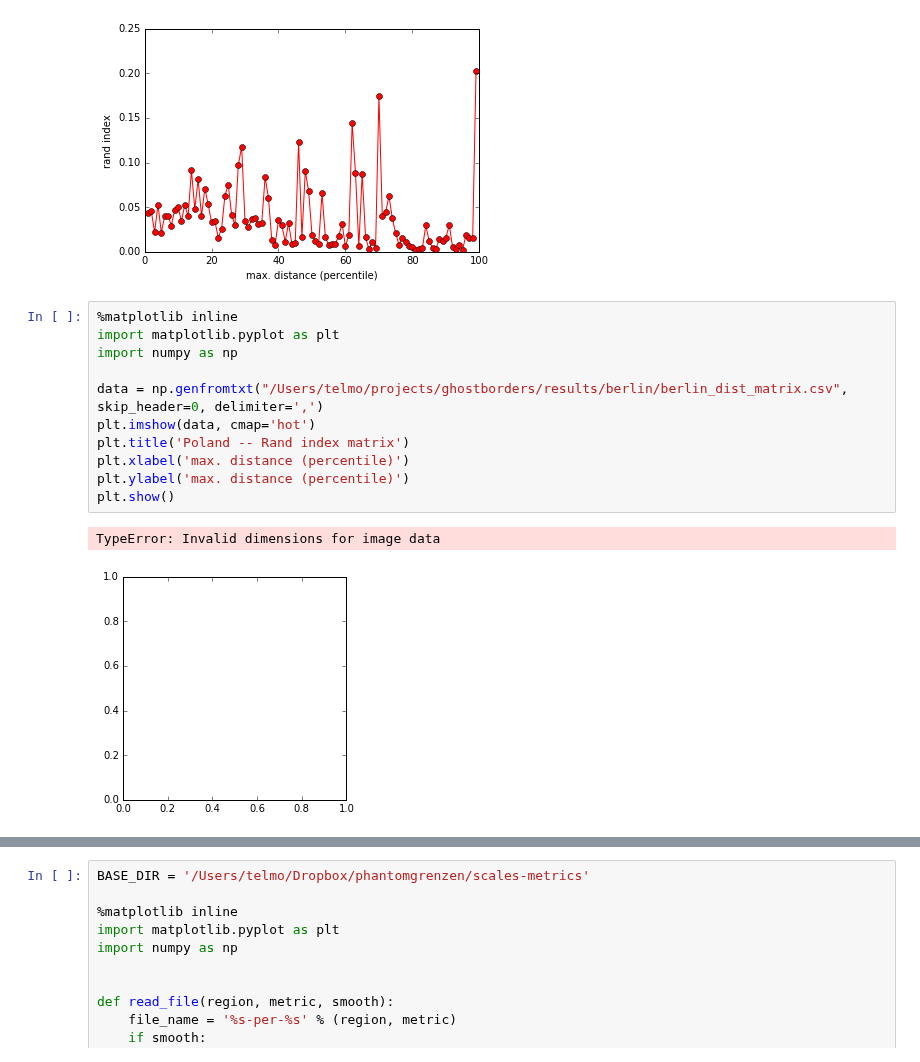
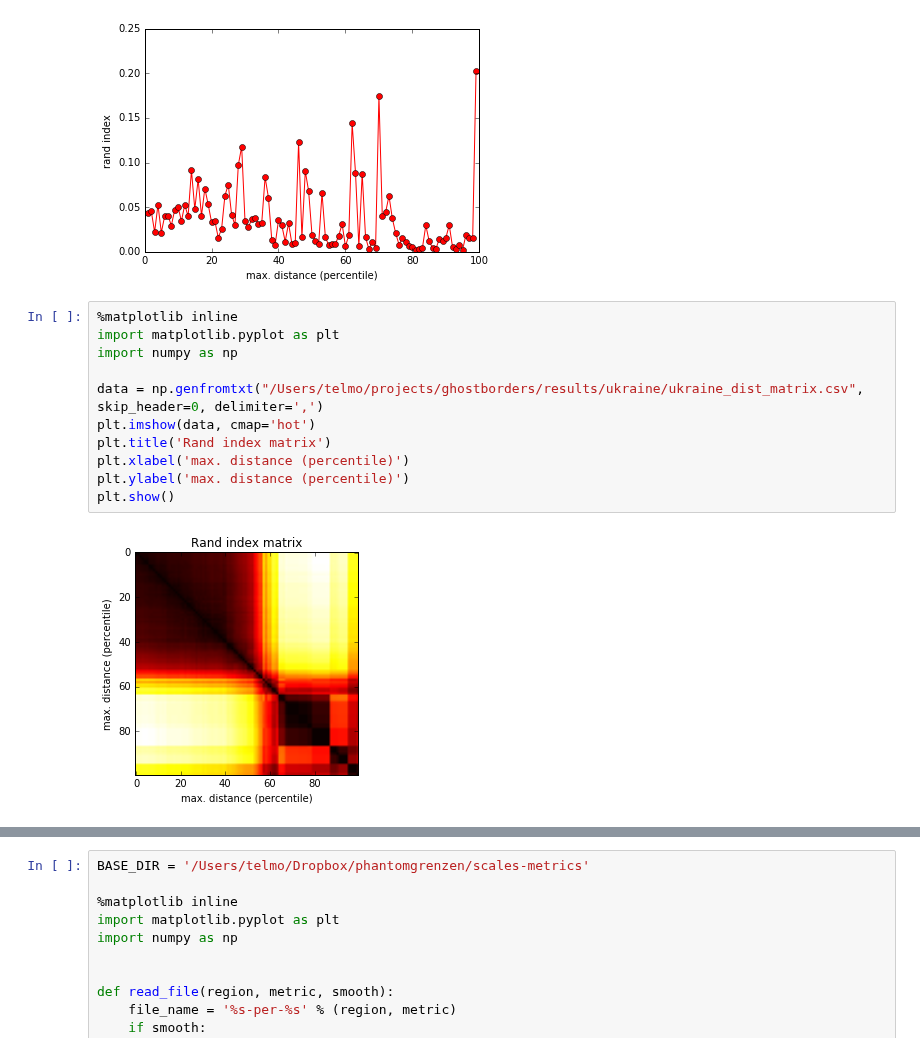
Before and after one commit to telmomenezes/ghostborders, a Jupyter notebook: ipython/scales_metrics.ipynb, the cells around one changed output, grey strips where cells are left out. Drawn from its saved outputs; the diff is of its cells as text.

```diff
--- a/ipython/scales_metrics.ipynb
+++ b/ipython/scales_metrics.ipynb
@@ -14,14 +14,13 @@ plt.show()
 # %%
 %matplotlib inline
 import matplotlib.pyplot as plt
 import numpy as np
 
-data = np.genfromtxt("/Users/telmo/projects/ghostborders/results/berlin/berlin_dist_matrix.csv", skip_header=0, delimiter=',')
+data = np.genfromtxt("/Users/telmo/projects/ghostborders/results/ukraine/ukraine_dist_matrix.csv", skip_header=0, delimiter=',')
 plt.imshow(data, cmap='hot')
-plt.title('Poland -- Rand index matrix')
+plt.title('Rand index matrix')
 plt.xlabel('max. distance (percentile)')
 plt.ylabel('max. distance (percentile)')
 plt.show()
 # %% [output]
-TypeError: Invalid dimensions for image data
-[figure, old version]
+[figure, new version]
```
Also changed, not shown: parts of 1 cell of this notebook, 4 other files.
